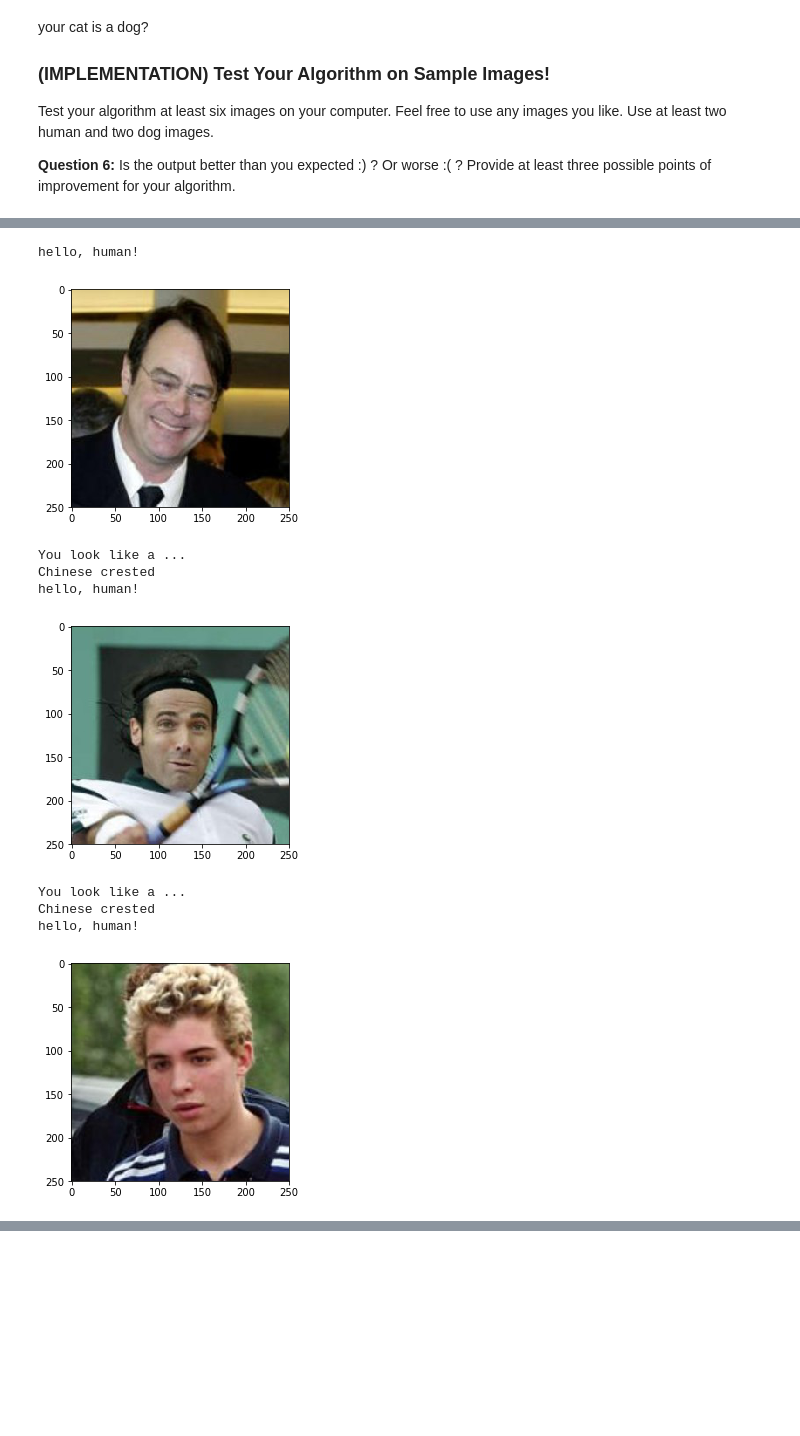
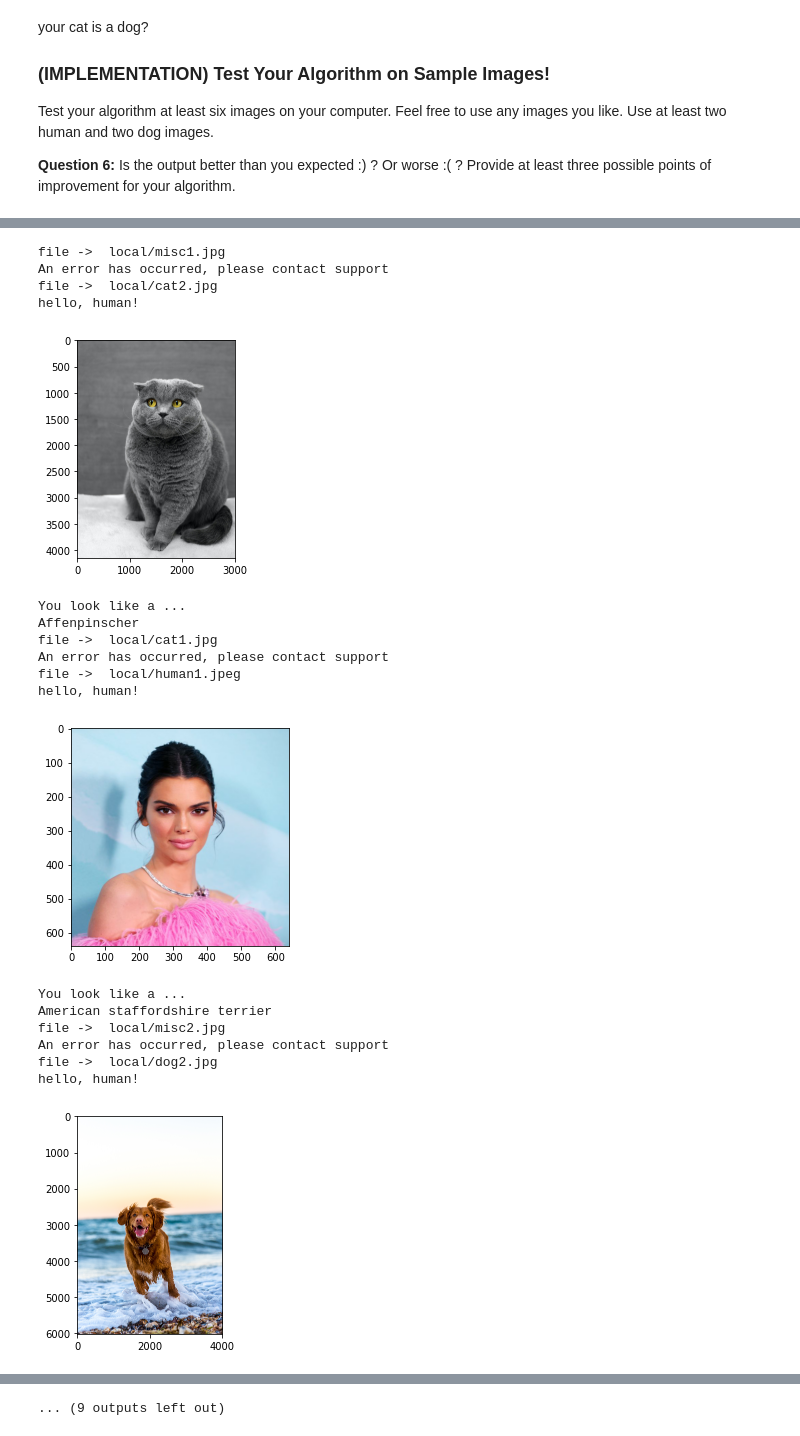
Before and after one commit to SaschaDittmann/dlnd-dog-breed-classifier, a Jupyter notebook: dog_app.ipynb, the cells around one changed output, grey strips where cells are left out. Drawn from its saved outputs; the diff is of its cells as text; code cells hidden in the pictures; blank space fills up the shorter version.

```diff
--- a/dog_app.ipynb
+++ b/dog_app.ipynb
@@ -424,6 +451,8 @@ optimizer_scratch = optim.Adam(params=model_scratch.parameters(), lr=0.001)
 Train and validate your model in the code cell below.  [Save the final model parameters](http://pytorch.org/docs/master/notes/serialization.html) at filepath `'model_scratch.pt'`.
 # %%
 # the following import is required for training to be robust to truncated images
+import time
+import torch.cuda
 from PIL import ImageFile
 ImageFile.LOAD_TRUNCATED_IMAGES = True
 
@@ -431,6 +460,10 @@ def train(n_epochs, loaders, model, optimizer, criterion, use_cuda, save_path):
     """returns trained model"""
     # initialize tracker for minimum validation loss
     valid_loss_min = np.Inf
+    if use_cuda:
+        print("CUDA Device:", torch.cuda.get_device_name(0))
+        print("Memory Allocated:", round(torch.cuda.memory_allocated(0)/1024**3,1), "GB")
+    scheduler = optim.lr_scheduler.StepLR(optimizer, step_size=50, gamma=0.9)
 
     for epoch in range(1, n_epochs+1):
         # initialize variables to monitor training and validation loss
@@ -469,11 +502,14 @@ def train(n_epochs, loaders, model, optimizer, criterion, use_cuda, save_path):
             valid_loss += loss.item()*data.size(0)
 
         # print training/validation statistics
-        print('Epoch: {} \tTraining Loss: {:.6f} \tValidation Loss: {:.6f}'.format(
+        print('[{}] Epoch: {} \tLR: {} \tTraining Loss: {:.6f} \tValidation Loss: {:.6f}'.format(
+            time.strftime('%H:%M:%S %Z'),
             epoch,
+            scheduler.get_lr(),
             train_loss,
             valid_loss
             ))
+        scheduler.step()
 
         ## TODO: save the model if validation loss has decreased
         if valid_loss <= valid_loss_min:
@@ -581,6 +618,12 @@ train_transforms = transforms.Compose([transforms.RandomRotation(30),
                                        transforms.Normalize([0.485, 0.456, 0.406],
                                                             [0.229, 0.224, 0.225])])
 
+val_transforms = transforms.Compose([transforms.Resize(255),
+                                     transforms.CenterCrop(224),
+                                     transforms.ToTensor(),
+                                     transforms.Normalize([0.485, 0.456, 0.406],
+                                                          [0.229, 0.224, 0.225])])
+
 test_transforms = transforms.Compose([transforms.Resize(255),
                                       transforms.CenterCrop(224),
                                       transforms.ToTensor(),
@@ -588,7 +631,7 @@ test_transforms = transforms.Compose([transforms.Resize(255),
                                                            [0.229, 0.224, 0.225])])
 
 train_data = datasets.ImageFolder(train_dir, transform=train_transforms)
-val_data = datasets.ImageFolder(val_dir, transform=train_transforms)
+val_data = datasets.ImageFolder(val_dir, transform=val_transforms)
 test_data = datasets.ImageFolder(test_dir, transform=test_transforms)
 
 print('Num training images: ', len(train_data))
@@ -705,7 +749,9 @@ def predict_breed_transfer(img_path):
     # load the image and return the predicted breed
     global use_cuda
     img_transforms = transforms.Compose([transforms.CenterCrop(224),
-                                         transforms.ToTensor()])
+                                         transforms.ToTensor(),
+                                         transforms.Normalize([0.485, 0.456, 0.406],
+                                                              [0.229, 0.224, 0.225])])
     img = img_transforms(Image.open(img_path))[None , :]
     if use_cuda:
         img = img.cuda()
@@ -770,20 +821,31 @@ __Answer:__ (Three possible points for improvement)
 # %%
 ## TODO: Execute your algorithm from Step 6 on
 ## at least 6 images on your computer.
 ## Feel free to use as many code cells as needed.
+local_files = np.array(glob("local/*"))
 
 ## suggested code, below
-for file in np.hstack((human_files[:3], dog_files[:3])):
+for file in np.hstack((local_files, human_files[:3], dog_files[:3])):
+    print("file -> ", file)
     run_app(file)
 # %% [output]
+file ->  local/misc1.jpg
+An error has occurred, please contact support
+file ->  local/cat2.jpg
 hello, human!
-[figure, old version]
+[figure, new version]
 You look like a ...
-Chinese crested
+Affenpinscher
+file ->  local/cat1.jpg
+An error has occurred, please contact support
+file ->  local/human1.jpeg
 hello, human!
-[figure, old version]
+[figure, new version]
 You look like a ...
-Chinese crested
+American staffordshire terrier
+file ->  local/misc2.jpg
+An error has occurred, please contact support
+file ->  local/dog2.jpg
 hello, human!
-[figure, old version]
+[figure, new version]
 You look like a ...
@@ -799,0 +868 @@ Bull terrier
+... (9 outputs left out)
```
Also changed, not shown: parts of 18 cells of this notebook, 2 other files.
